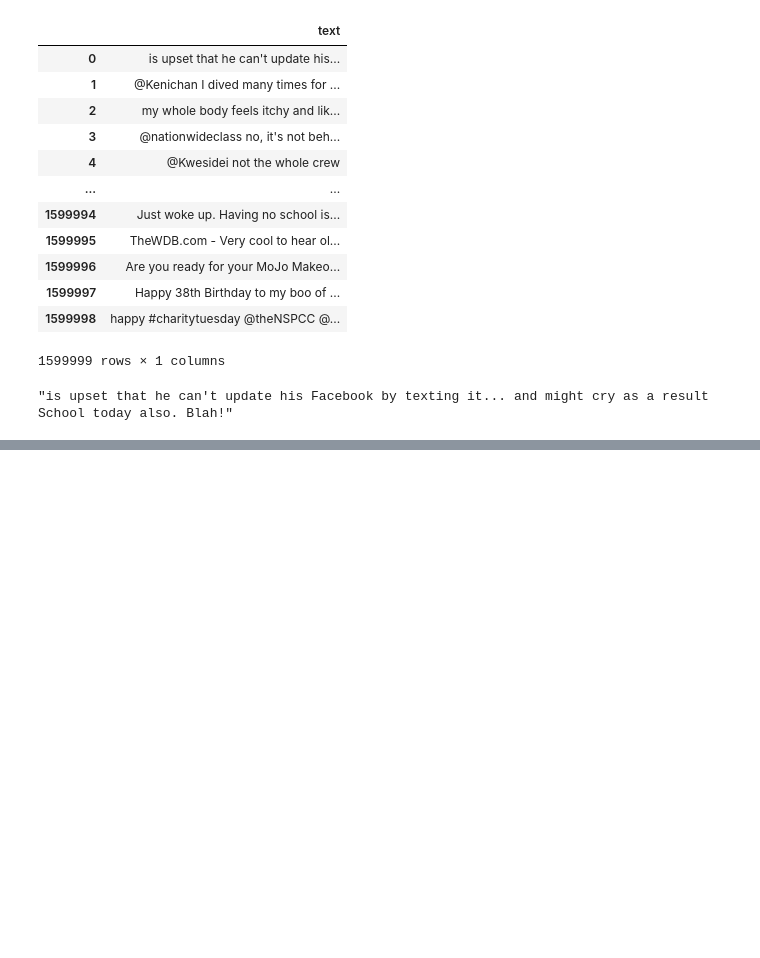
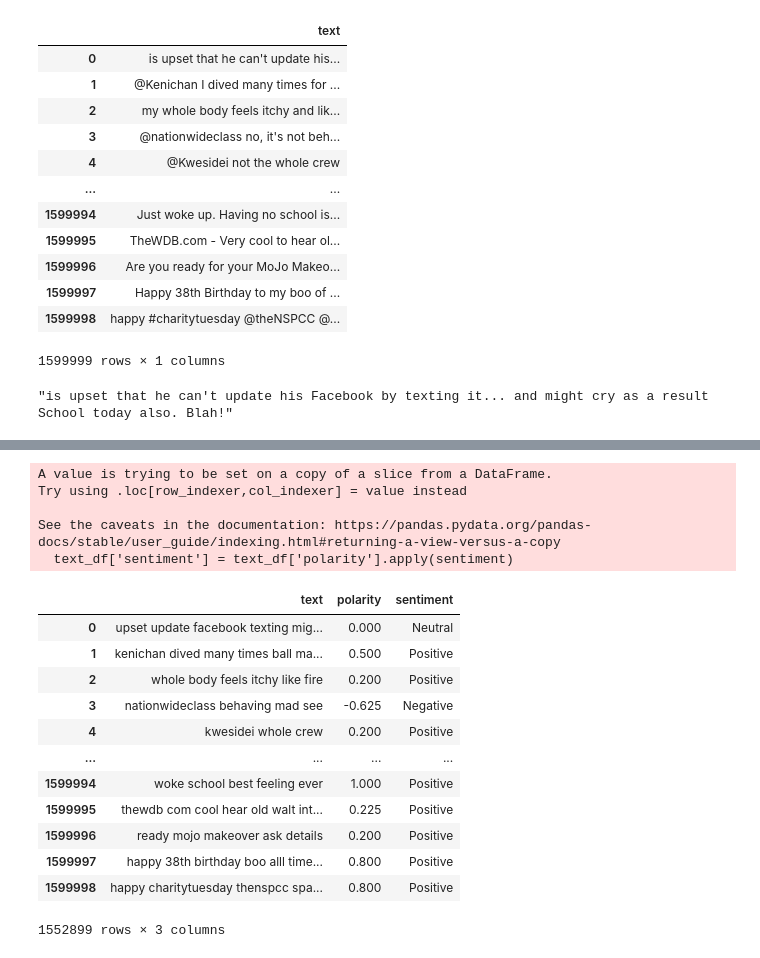
Before and after one commit to Chepngeno-langat/ML-Models, a Jupyter notebook: Sentiment Analysis/twitter sentiment analysis.ipynb, the cells around one changed output, grey strips where cells are left out. Cells and saved outputs as stored; diff of their text form; code cells hidden in the pictures; blank space fills up the shorter version.

```diff
--- a/Sentiment Analysis/twitter sentiment analysis.ipynb
+++ b/Sentiment Analysis/twitter sentiment analysis.ipynb
@@ -103,0 +104,4 @@ text_df.text = text_df['text'].apply(data_processing)
+# %%
+#check and drop duplicate data
+text_df = text_df.drop_duplicates('text')
+text_df
@@ -103,0 +181,30 @@ text_df.text = text_df['text'].apply(data_processing)
+# %%
+def sentiment(label):
+    if label < 0:
+        return "Negative"
+    elif label > 0:
+        return "Positive"
+    else:
+        return "Neutral"
+
+text_df['sentiment'] = text_df['polarity'].apply(sentiment)
+text_df
+# %% [output]
+A value is trying to be set on a copy of a slice from a DataFrame.
+Try using .loc[row_indexer,col_indexer] = value instead
+
+See the caveats in the documentation: https://pandas.pydata.org/pandas-docs/stable/user_guide/indexing.html#returning-a-view-versus-a-copy
+  text_df['sentiment'] = text_df['polarity'].apply(sentiment)
+|  | text | polarity | sentiment |
+| 0 | upset update facebook texting mig... | 0.000 | Neutral |
+| 1 | kenichan dived many times ball ma... | 0.500 | Positive |
+| 2 | whole body feels itchy like fire | 0.200 | Positive |
+| 3 | nationwideclass behaving mad see | -0.625 | Negative |
+| 4 | kwesidei whole crew | 0.200 | Positive |
+| ... | ... | ... | ... |
+| 1599994 | woke school best feeling ever | 1.000 | Positive |
+| 1599995 | thewdb com cool hear old walt int... | 0.225 | Positive |
+| 1599996 | ready mojo makeover ask details | 0.200 | Positive |
+| 1599997 | happy 38th birthday boo alll time... | 0.800 | Positive |
+| 1599998 | happy charitytuesday thenspcc spa... | 0.800 | Positive |
+1552899 rows × 3 columns
```
Also changed, not shown: parts of 8 cells of this notebook.
